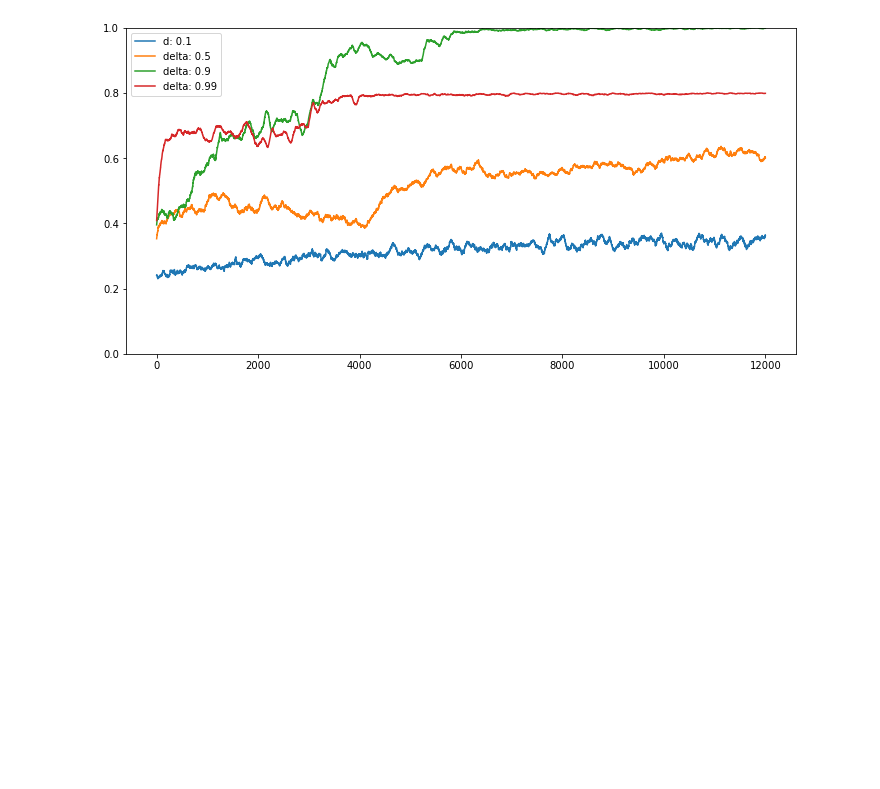
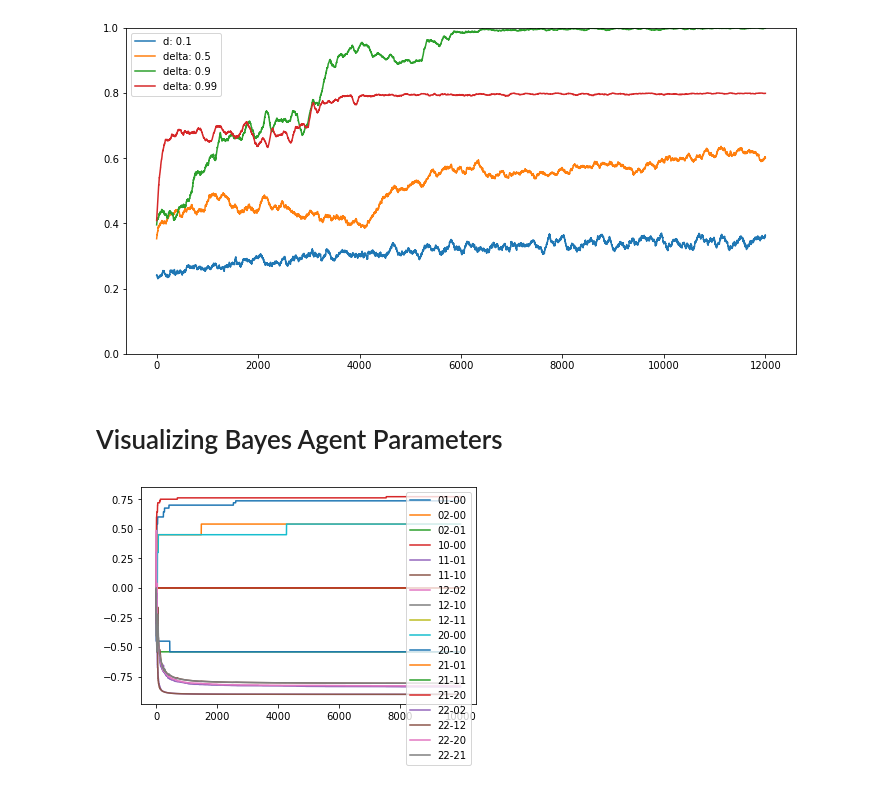
Before and after one commit to MartenThompson/rl-nim, a Jupyter notebook: code/visualization.ipynb, the cells around one changed output. Saved outputs shown, nothing was run; the diff lists cells and outputs as text; code cells hidden in the pictures; blank space fills up the shorter version.

Commit message:
Bayes agent visualization

```diff
--- a/code/visualization.ipynb
+++ b/code/visualization.ipynb
@@ -854,3 +854,15 @@ plt.legend()
 plt.show()
 # %% [output]
 [figure]
+# %% [markdown]
+# Visualizing Bayes Agent Parameters
+# %%
+aggressive_mu = pd.read_csv('../final/Bayes_vis/aggressive_mu_series.csv')
+aggressive_lamb = pd.read_csv('../final/Bayes_vis/aggressive_lamb_series.csv')
+aggressive_alpha = pd.read_csv('../final/Bayes_vis/aggressive_alpha_series.csv')
+aggressive_beta = pd.read_csv('../final/Bayes_vis/aggressive_beta_series.csv')
+# %%
+aggressive_mu.plot()
+plt.show()
+# %% [output]
+[figure, added]
```
Also changed, not shown: parts of 5 cells of this notebook, 9 other files.
